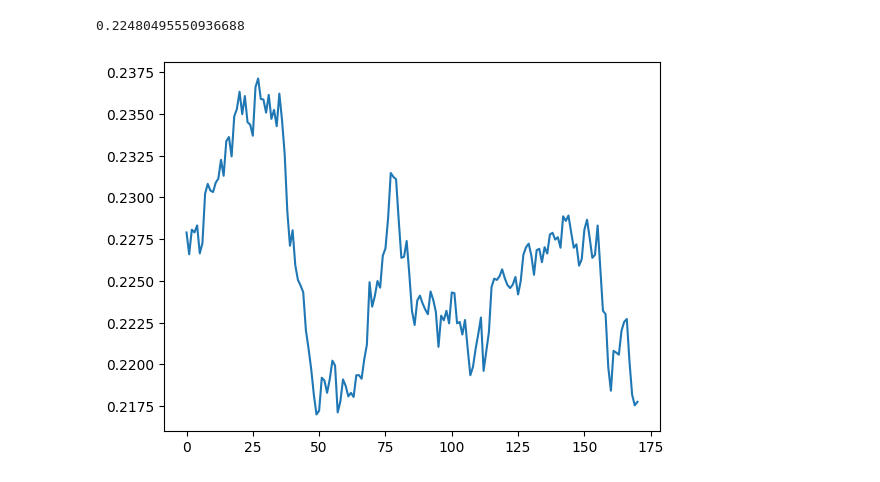
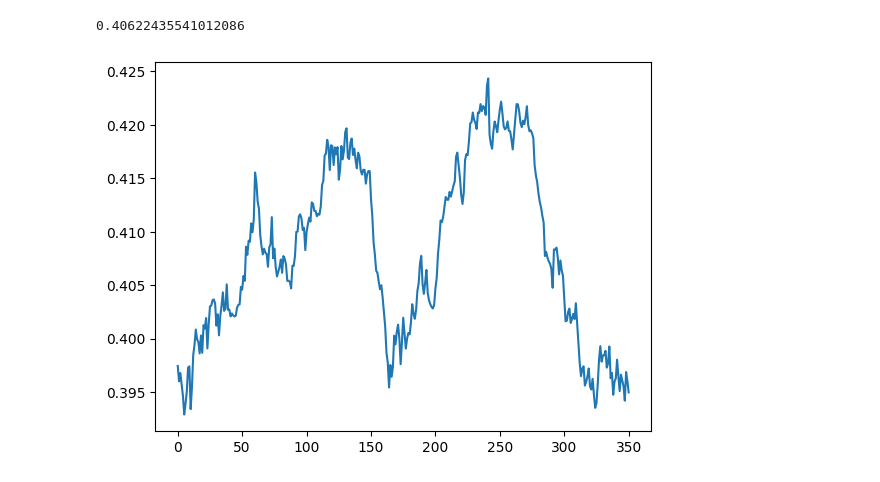
Before and after one commit to Board-of-Project/Kites_Anish_Rag, a Jupyter notebook: trainer.ipynb, the cells around one changed output. Cells and saved outputs as stored; diff of their text form; code cells hidden in the pictures.

Commit message:
evaluating model

```diff
--- a/trainer.ipynb
+++ b/trainer.ipynb
@@ -114,7 +114,7 @@ def set_weights(model, weights):
 
         start += size
 
-def es_step(model, me_vector, adjmatrix, N=64, sigma=0.05, alpha=0.03):
+def es_step(model, me_vector, adjmatrix, N=64, sigma=0.05, alpha=0.2):
     w = get_weights(model)
     half = np.random.randn(N // 2, w.size)
     noise = np.concatenate([half, -half])
@@ -132,7 +132,7 @@ def es_step(model, me_vector, adjmatrix, N=64, sigma=0.05, alpha=0.03):
 CoRRL = Model()
 # %%
 # restoring a previously trained model to train again
-with open("Weights.pkl", "rb") as f:
+with open("Weights_short_latestgen.pkl", "rb") as f:
 	save_data = pickle.load(f)
 
 CoRRL.children_to_ctx = save_data["children_to_ctx"].copy()
@@ -145,17 +145,17 @@ CoRRL.W3 = save_data["W3"].copy()
 # training
 if __name__ == "__main__":
 	rng = np.random.default_rng()
-	seeds_vec = rng.integers(low=1, high=2**31, size=2)
+	seeds_vec = rng.integers(low=12141, high=2**31, size=2)
 
 	all_rewards = []
-	how_many_assem = 200
+	how_many_assem = 400
 	for i in range(how_many_assem):
-		lines = int(100 + 100 * ((i+1)/how_many_assem))
+		lines = 50
 		adjmatrix, me_vector = bring_shit(lines)
 
 		# curr_reward = reward(CoRRL, me_vector, adjmatrix)
 
-		curr_reward = es_step(CoRRL, me_vector=me_vector, adjmatrix=adjmatrix, N=64)
+		curr_reward = es_step(CoRRL, me_vector=me_vector, adjmatrix=adjmatrix, N=80)
 		all_rewards.append(curr_reward)
 
 		print(f"Done with {i+1}/{how_many_assem} random generations. With current reward = {curr_reward}")
@@ -193,15 +193,15 @@ KeyboardInterrupt:
 # %%
 data= np.array(all_rewards)
 print(np.mean(data))
-window_size = 30
+window_size = 50
 
 weights = np.ones(window_size) / window_size
 moving_avg = np.convolve(data, weights, mode='valid')
 plt.plot(moving_avg)
 plt.show()
 # %% [output]
-0.22480495550936688
+0.40622435541012086
-[figure, old version]
+[figure, new version]
 # %%
 # saving all the brains -- saves the whole BrainBatch as a dict of arrays
 save_data = {
```
Also changed, not shown: parts of 3 cells of this notebook, 23 other files.
